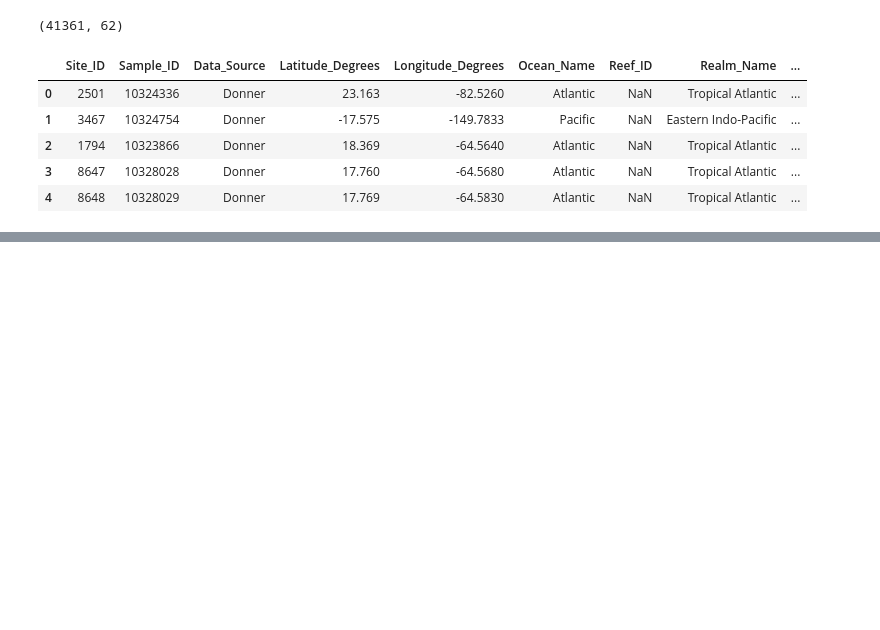
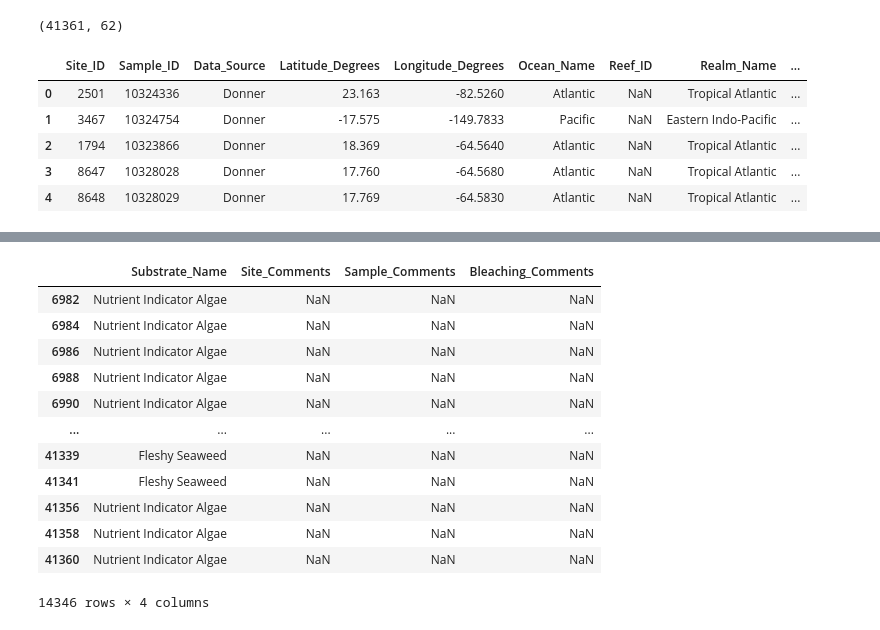
Before and after one commit to giulia-balducci/coral-bleaching-risk-analysis, a Jupyter notebook: notebooks/02_eda.ipynb, the cells around one changed output, grey strips where cells are left out. Saved outputs shown, nothing was run; the diff lists cells and outputs as text; code cells hidden in the pictures; blank space fills up the shorter version.

```diff
--- a/notebooks/02_eda.ipynb
+++ b/notebooks/02_eda.ipynb
@@ -41,0 +69,18 @@ df.head()
+# %%
+# Check comments for algae and seaweed observations
+algae_mask = df['Substrate_Name'].isin(['Nutrient Indicator Algae', 'Fleshy Seaweed'])
+df[algae_mask][['Substrate_Name', 'Site_Comments', 'Sample_Comments', 'Bleaching_Comments']]
+# %% [output]
+|  | Substrate_Name | Site_Comments | Sample_Comments | Bleaching_Comments |
+| 6982 | Nutrient Indicator Algae | NaN | NaN | NaN |
+| 6984 | Nutrient Indicator Algae | NaN | NaN | NaN |
+| 6986 | Nutrient Indicator Algae | NaN | NaN | NaN |
+| 6988 | Nutrient Indicator Algae | NaN | NaN | NaN |
+| 6990 | Nutrient Indicator Algae | NaN | NaN | NaN |
+| ... | ... | ... | ... | ... |
+| 41339 | Fleshy Seaweed | NaN | NaN | NaN |
+| 41341 | Fleshy Seaweed | NaN | NaN | NaN |
+| 41356 | Nutrient Indicator Algae | NaN | NaN | NaN |
+| 41358 | Nutrient Indicator Algae | NaN | NaN | NaN |
+| 41360 | Nutrient Indicator Algae | NaN | NaN | NaN |
+14346 rows × 4 columns
```
Also changed, not shown: parts of 20 cells of this notebook.
